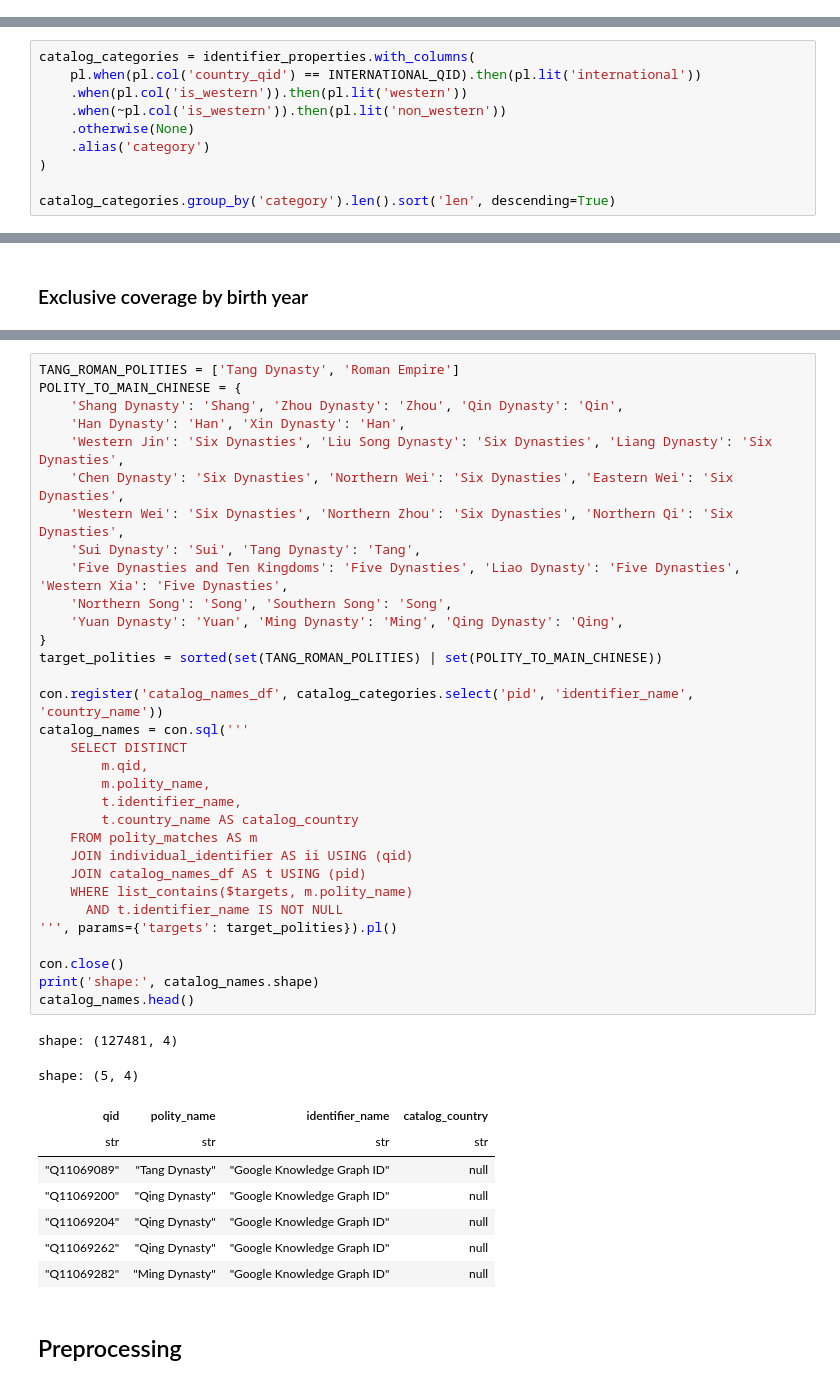
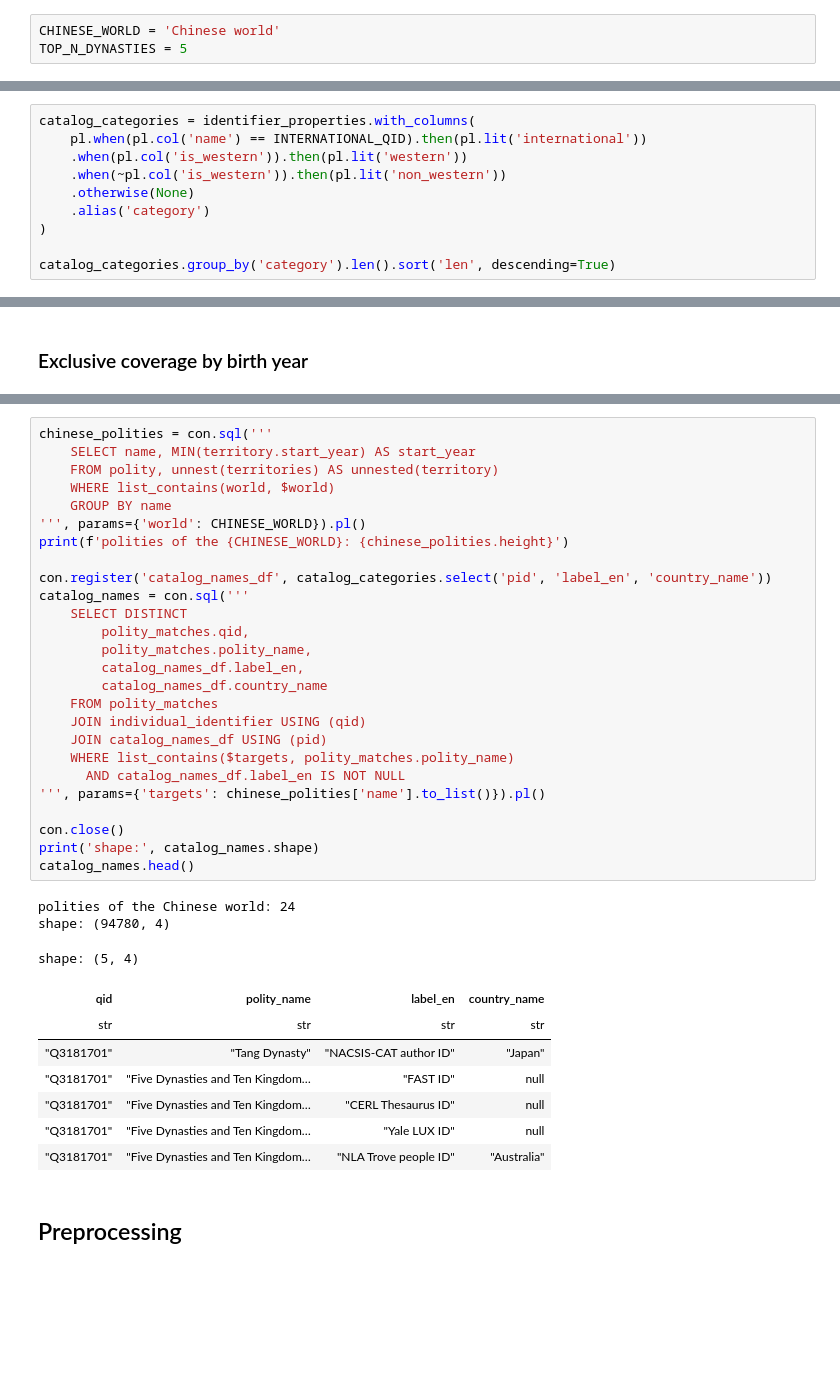
Before and after one commit to charlesdedampierre/cultura_database, a Jupyter notebook: notebooks/03_catalog_coverage.ipynb, the cells around one changed output, grey strips where cells are left out. Drawn from its saved outputs; the diff is of its cells as text; blank space fills up the shorter version.

```diff
--- a/notebooks/03_catalog_coverage.ipynb
+++ b/notebooks/03_catalog_coverage.ipynb
@@ -22,6 +22,9 @@ INTERNATIONAL_QID = 'Q1072012'
 BUCKET_YEARS = 50
 
 apply_style()
+# %%
+CHINESE_WORLD = 'Chinese world'
+TOP_N_DYNASTIES = 5
 # %% [markdown]
 ## Connect
 # %%
@@ -90,7 +93,7 @@ shape: (5, 5)
 | "P13743" | "Digital ROC people ID" | "Q13426199" | "Republic of China" | null |
 # %%
 catalog_categories = identifier_properties.with_columns(
-    pl.when(pl.col('country_qid') == INTERNATIONAL_QID).then(pl.lit('international'))
+    pl.when(pl.col('name') == INTERNATIONAL_QID).then(pl.lit('international'))
     .when(pl.col('is_western')).then(pl.lit('western'))
     .when(~pl.col('is_western')).then(pl.lit('non_western'))
     .otherwise(None)
@@ -304,45 +308,40 @@ shape: (5, 4)
 # %%
-TANG_ROMAN_POLITIES = ['Tang Dynasty', 'Roman Empire']
-POLITY_TO_MAIN_CHINESE = {
-    'Shang Dynasty': 'Shang', 'Zhou Dynasty': 'Zhou', 'Qin Dynasty': 'Qin',
-    'Han Dynasty': 'Han', 'Xin Dynasty': 'Han',
-    'Western Jin': 'Six Dynasties', 'Liu Song Dynasty': 'Six Dynasties', 'Liang Dynasty': 'Six Dynasties',
-    'Chen Dynasty': 'Six Dynasties', 'Northern Wei': 'Six Dynasties', 'Eastern Wei': 'Six Dynasties',
-    'Western Wei': 'Six Dynasties', 'Northern Zhou': 'Six Dynasties', 'Northern Qi': 'Six Dynasties',
-    'Sui Dynasty': 'Sui', 'Tang Dynasty': 'Tang',
-    'Five Dynasties and Ten Kingdoms': 'Five Dynasties', 'Liao Dynasty': 'Five Dynasties', 'Western Xia': 'Five Dynasties',
-    'Northern Song': 'Song', 'Southern Song': 'Song',
-    'Yuan Dynasty': 'Yuan', 'Ming Dynasty': 'Ming', 'Qing Dynasty': 'Qing',
-}
-target_polities = sorted(set(TANG_ROMAN_POLITIES) | set(POLITY_TO_MAIN_CHINESE))
+chinese_polities = con.sql('''
+    SELECT name, MIN(territory.start_year) AS start_year
+    FROM polity, unnest(territories) AS unnested(territory)
+    WHERE list_contains(world, $world)
+    GROUP BY name
+''', params={'world': CHINESE_WORLD}).pl()
+print(f'polities of the {CHINESE_WORLD}: {chinese_polities.height}')
 
-con.register('catalog_names_df', catalog_categories.select('pid', 'identifier_name', 'country_name'))
+con.register('catalog_names_df', catalog_categories.select('pid', 'label_en', 'country_name'))
 catalog_names = con.sql('''
     SELECT DISTINCT
-        m.qid,
-        m.polity_name,
-        t.identifier_name,
-        t.country_name AS catalog_country
-    FROM polity_matches AS m
-    JOIN individual_identifier AS ii USING (qid)
-    JOIN catalog_names_df AS t USING (pid)
-    WHERE list_contains($targets, m.polity_name)
-      AND t.identifier_name IS NOT NULL
-''', params={'targets': target_polities}).pl()
+        polity_matches.qid,
+        polity_matches.polity_name,
+        catalog_names_df.label_en,
+        catalog_names_df.country_name
+    FROM polity_matches
+    JOIN individual_identifier USING (qid)
+    JOIN catalog_names_df USING (pid)
+    WHERE list_contains($targets, polity_matches.polity_name)
+      AND catalog_names_df.label_en IS NOT NULL
+''', params={'targets': chinese_polities['name'].to_list()}).pl()
 
 con.close()
 print('shape:', catalog_names.shape)
 catalog_names.head()
 # %% [output]
-shape: (127481, 4)
+polities of the Chinese world: 24
+shape: (94780, 4)
 shape: (5, 4)
-| qid | polity_name | identifier_name | catalog_country |
+| qid | polity_name | label_en | country_name |
 | str | str | str | str |
-| "Q11069089" | "Tang Dynasty" | "Google Knowledge Graph ID" | null |
-| "Q11069200" | "Qing Dynasty" | "Google Knowledge Graph ID" | null |
-| "Q11069204" | "Qing Dynasty" | "Google Knowledge Graph ID" | null |
-| "Q11069262" | "Qing Dynasty" | "Google Knowledge Graph ID" | null |
-| "Q11069282" | "Ming Dynasty" | "Google Knowledge Graph ID" | null |
+| "Q3181701" | "Tang Dynasty" | "NACSIS-CAT author ID" | "Japan" |
+| "Q3181701" | "Five Dynasties and Ten Kingdom… | "FAST ID" | null |
+| "Q3181701" | "Five Dynasties and Ten Kingdom… | "CERL Thesaurus ID" | null |
+| "Q3181701" | "Five Dynasties and Ten Kingdom… | "Yale LUX ID" | null |
+| "Q3181701" | "Five Dynasties and Ten Kingdom… | "NLA Trove people ID" | "Australia" |
 # %% [markdown]
 ## Preprocessing
 # %% [markdown]
```
Also changed, not shown: parts of 10 cells of this notebook, 10 other files.
